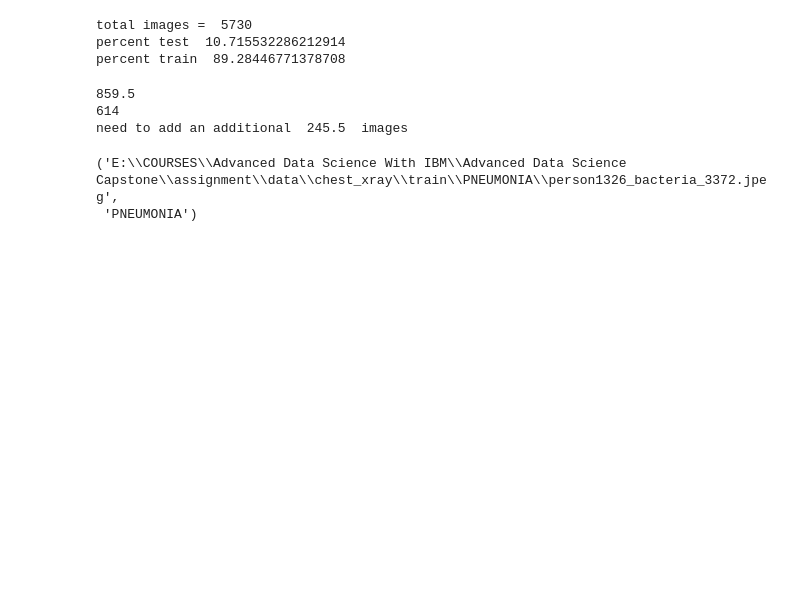
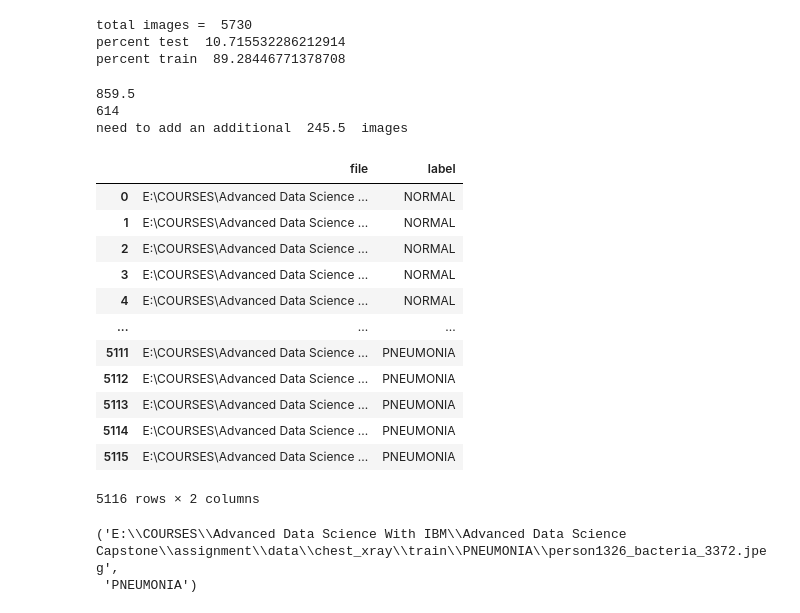
Before and after one commit to erotavlas/machine-learning, a Jupyter notebook: IBMAdvancedDataScience_Capstone_Incomplete.ipynb, the cells around one changed output. Saved outputs shown, nothing was run; the diff lists cells and outputs as text; code cells hidden in the pictures; blank space fills up the shorter version.

```diff
--- a/IBMAdvancedDataScience_Capstone_Incomplete.ipynb
+++ b/IBMAdvancedDataScience_Capstone_Incomplete.ipynb
@@ -278,19 +278,19 @@ percent test  10.715532286212914
 percent train  89.28446771378708
 # %%
 # calculate number of images to move from train set to test set
+
+needed = 0.15*total
+print(needed)
+
+have = len(temp_test_images)
+print(have)
+
+difference = needed - have
+print("need to add an additional ", difference, " images")
+# %% [output]
+859.5
+614
+need to add an additional  245.5  images
-# %%
-needed = 0.15*total
-print(needed)
-
-have = len(temp_test_images)
-print(have)
-
-difference = needed - have
-print("need to add an additional ", difference, " images")
-# %% [output]
-859.5
-614
-need to add an additional  245.5  images
 # %%
 # convert to pandas dataframe
 
@@ -301,6 +301,22 @@ train_df = pd.DataFrame(data_train)
 # test set
 data_test = {'file':temp_test_images,'label':temp_test_labels}
 test_df = pd.DataFrame(data_test)
+# %%
+train_df
+# %% [output]
+|  | file | label |
+| 0 | E:\COURSES\Advanced Data Science ... | NORMAL |
+| 1 | E:\COURSES\Advanced Data Science ... | NORMAL |
+| 2 | E:\COURSES\Advanced Data Science ... | NORMAL |
+| 3 | E:\COURSES\Advanced Data Science ... | NORMAL |
+| 4 | E:\COURSES\Advanced Data Science ... | NORMAL |
+| ... | ... | ... |
+| 5111 | E:\COURSES\Advanced Data Science ... | PNEUMONIA |
+| 5112 | E:\COURSES\Advanced Data Science ... | PNEUMONIA |
+| 5113 | E:\COURSES\Advanced Data Science ... | PNEUMONIA |
+| 5114 | E:\COURSES\Advanced Data Science ... | PNEUMONIA |
+| 5115 | E:\COURSES\Advanced Data Science ... | PNEUMONIA |
+5116 rows × 2 columns
 # %%
 train_df['file'][2000], train_df['label'][2000]
 # %% [output]
```
Also changed, not shown: parts of 31 cells of this notebook.
